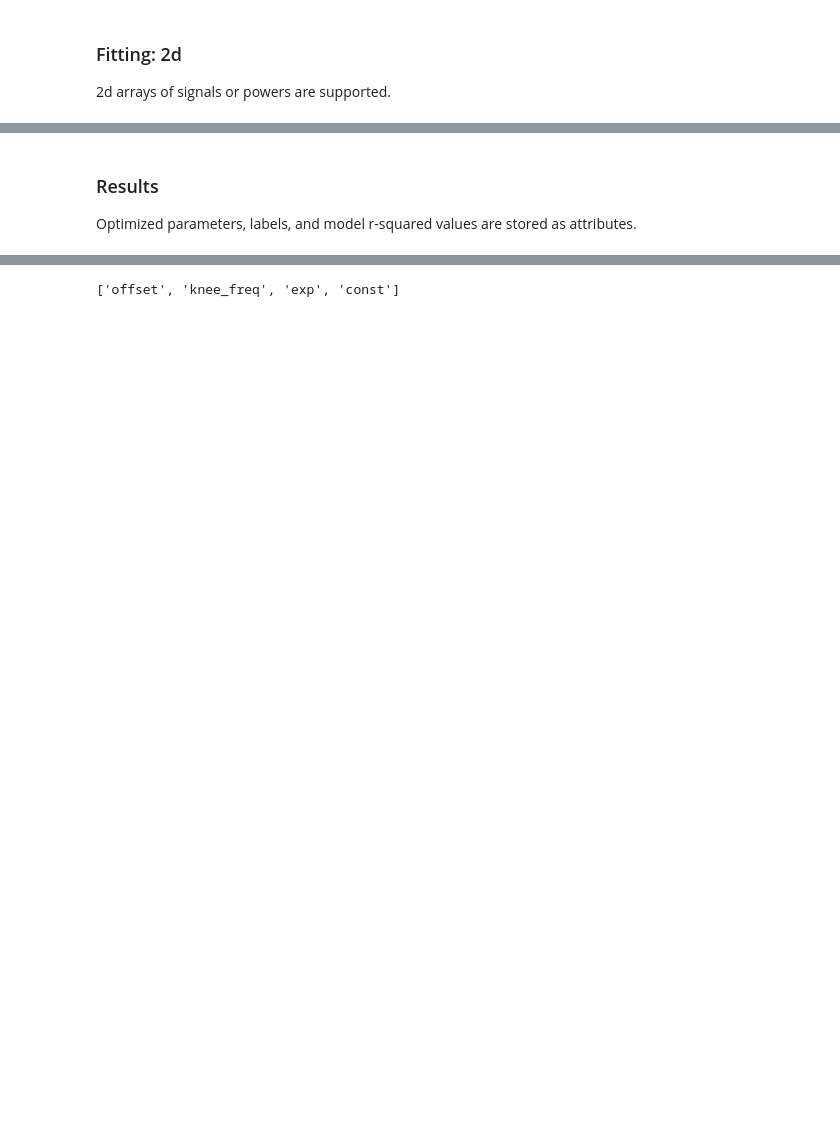
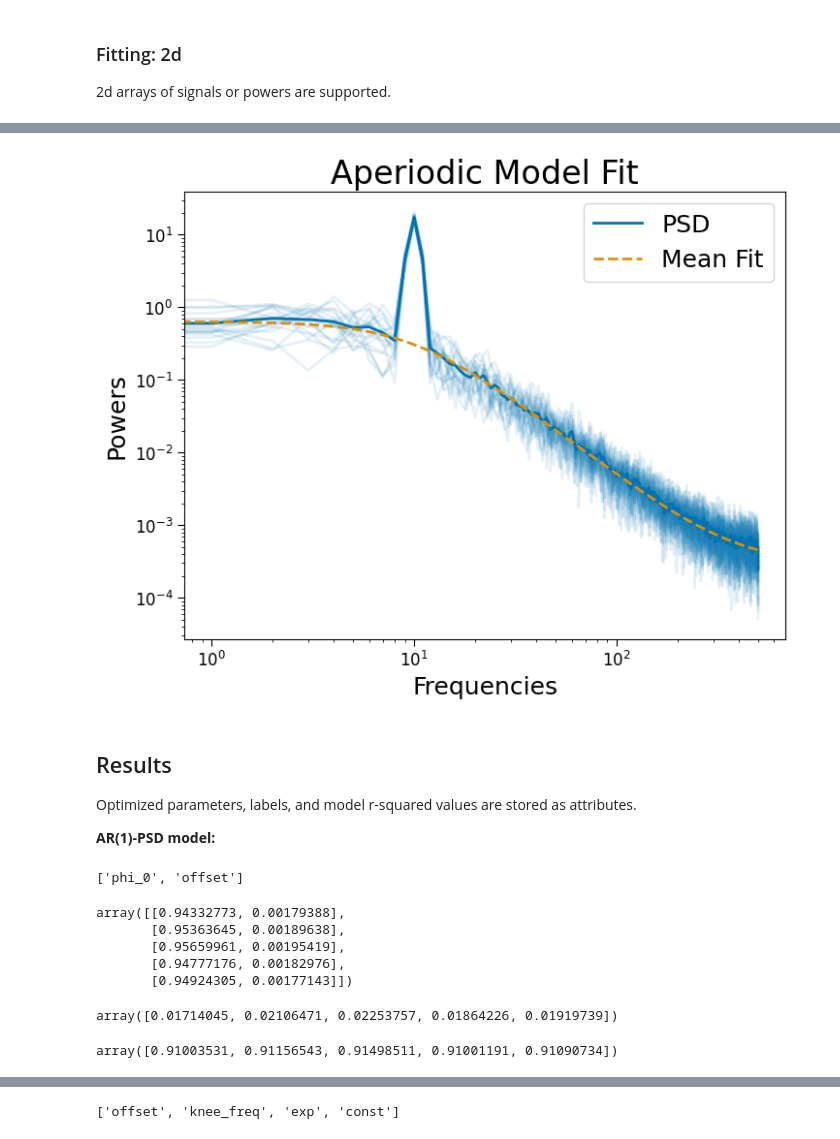
Before and after one commit to voytekresearch/timescale-methods, a Jupyter notebook: docs/tutorials/tutorial_02_PSD.ipynb, the cells around one changed output, grey strips where cells are left out. Cells and saved outputs as stored; diff of their text form; code cells hidden in the pictures; blank space fills up the shorter version.

```diff
--- a/docs/tutorials/tutorial_02_PSD.ipynb
+++ b/docs/tutorials/tutorial_02_PSD.ipynb
@@ -88,4 +119,34 @@ psd.plot()
+# %%
+# Fit FOOOF robustly
+psd_robust = PSD()
+psd_robust.compute_spectrum(sigs, fs, n_jobs=-1)
+psd_robust.fit(method='huber')
+psd_robust.plot()
+# %% [output]
+[figure, added]
 # %% [markdown]
-### Results
+## Results
 
 Optimized parameters, labels, and model r-squared values are stored as attributes.
+
+__AR(1)-PSD model:__
+# %%
+psd_ar.param_names
+# %% [output]
+['phi_0', 'offset']
+# %%
+psd_ar.params[:5] # 'phi_0', 'offset'
+# %% [output]
+array([[0.94332773, 0.00179388],
+       [0.95363645, 0.00189638],
+       [0.95659961, 0.00195419],
+       [0.94777176, 0.00182976],
+       [0.94924305, 0.00177143]])
+# %%
+psd_ar.tau[:5] # timescales
+# %% [output]
+array([0.01714045, 0.02106471, 0.02253757, 0.01864226, 0.01919739])
+# %%
+psd_ar.rsq[:5] # r-squared
+# %% [output]
+array([0.91003531, 0.91156543, 0.91498511, 0.91001191, 0.91090734])
```
Also changed, not shown: parts of 18 cells of this notebook, 5 other files.
